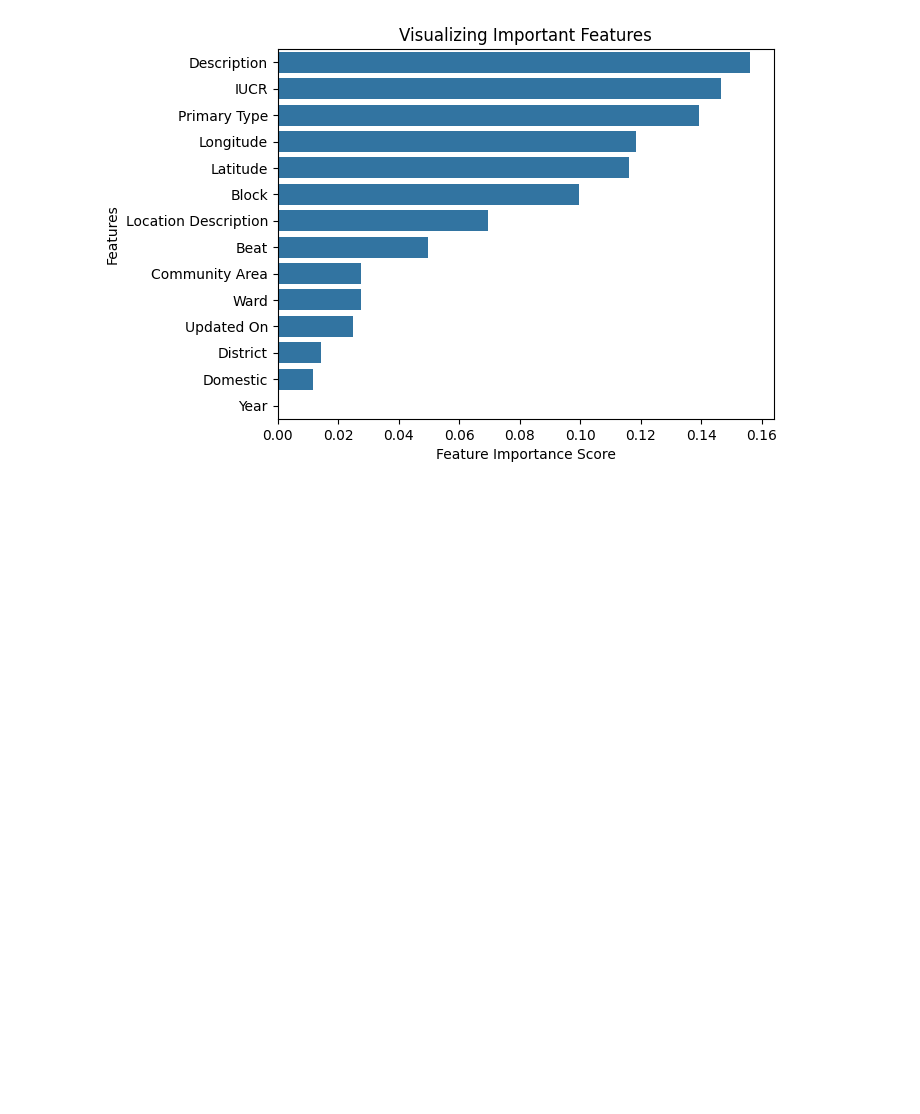
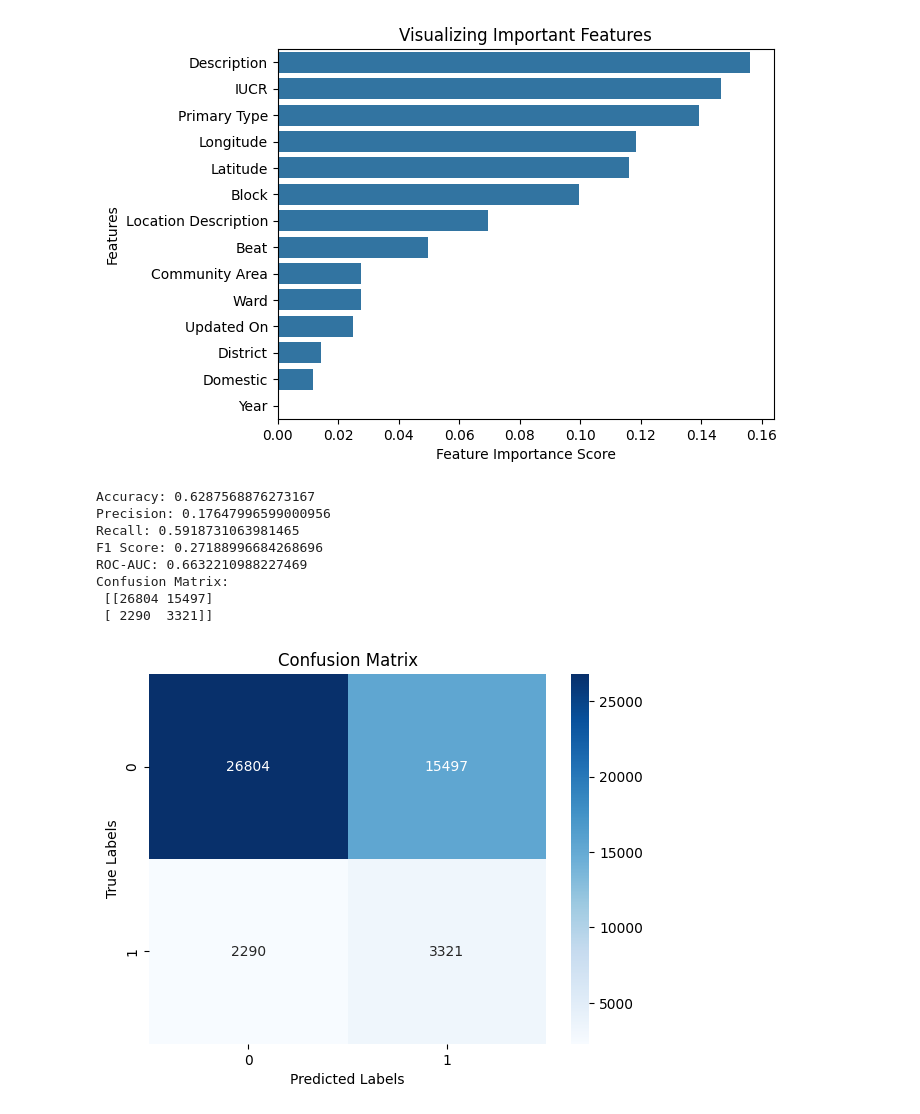
Before and after one commit to Renad03/CrimePrediction, a Jupyter notebook: Crime Prediction.ipynb, the cells around one changed output. Cells and saved outputs as stored; diff of their text form; code cells hidden in the pictures; blank space fills up the shorter version.

Commit message:
models

```diff
--- a/Crime Prediction.ipynb
+++ b/Crime Prediction.ipynb
@@ -435,3 +435,52 @@ sorted_features
 plt.show()
 # %% [output]
 [figure]
+# %%
+from sklearn.impute import SimpleImputer
+from sklearn.linear_model import LogisticRegression
+
+# Handle missing values
+imputer = SimpleImputer(strategy="mean")
+X_train = imputer.fit_transform(X_train)
+X_test = imputer.transform(X_test)
+
+# Train Logistic Regression model
+log_reg = LogisticRegression(class_weight='balanced')
+log_reg.fit(X_train, y_train)
+
+# Make predictions
+y_pred = log_reg.predict(X_test)
+y_prob = log_reg.predict_proba(X_test)[:, 1]
+# %%
+from sklearn.metrics import accuracy_score, precision_score, recall_score, f1_score, roc_auc_score, confusion_matrix
+
+# Evaluation metrics
+accuracy = accuracy_score(y_test, y_pred)
+precision = precision_score(y_test, y_pred)
+recall = recall_score(y_test, y_pred)
+f1 = f1_score(y_test, y_pred)
+roc_auc = roc_auc_score(y_test, y_prob)
+conf_matrix = confusion_matrix(y_test, y_pred)
+
+print("Accuracy:", accuracy)
+print("Precision:", precision)
+print("Recall:", recall)
+print("F1 Score:", f1)
+print("ROC-AUC:", roc_auc)
+print("Confusion Matrix:\n", conf_matrix)
+
+sns.heatmap(conf_matrix, annot=True, fmt="d", cmap="Blues")
+plt.xlabel("Predicted Labels")
+plt.ylabel("True Labels")
+plt.title("Confusion Matrix")
+plt.show()
+# %% [output]
+Accuracy: 0.6287568876273167
+Precision: 0.17647996599000956
+Recall: 0.5918731063981465
+F1 Score: 0.27188996684268696
+ROC-AUC: 0.6632210988227469
+Confusion Matrix:
+ [[26804 15497]
+ [ 2290  3321]]
+[figure, added]
```
Also changed, not shown: parts of 3 cells of this notebook.
